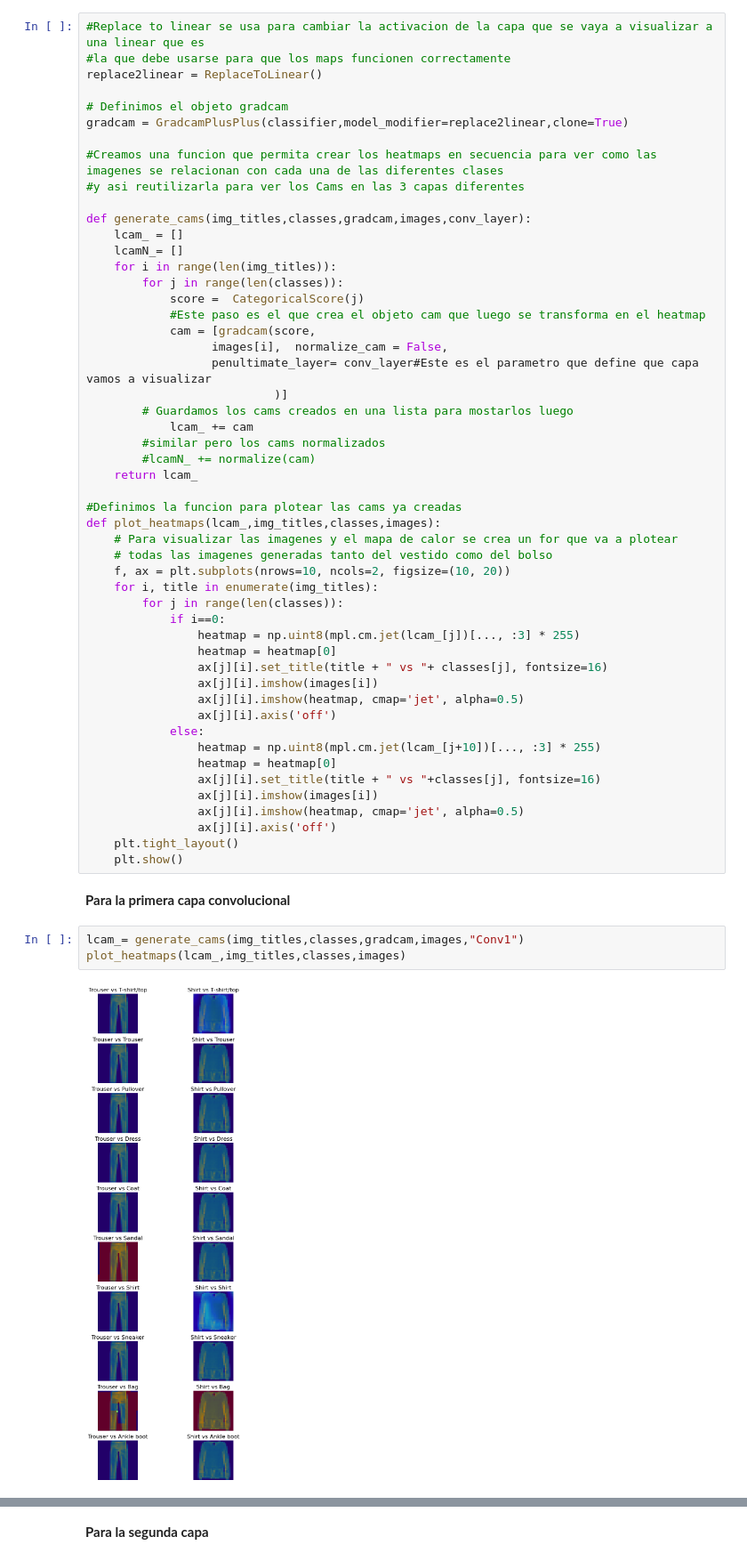
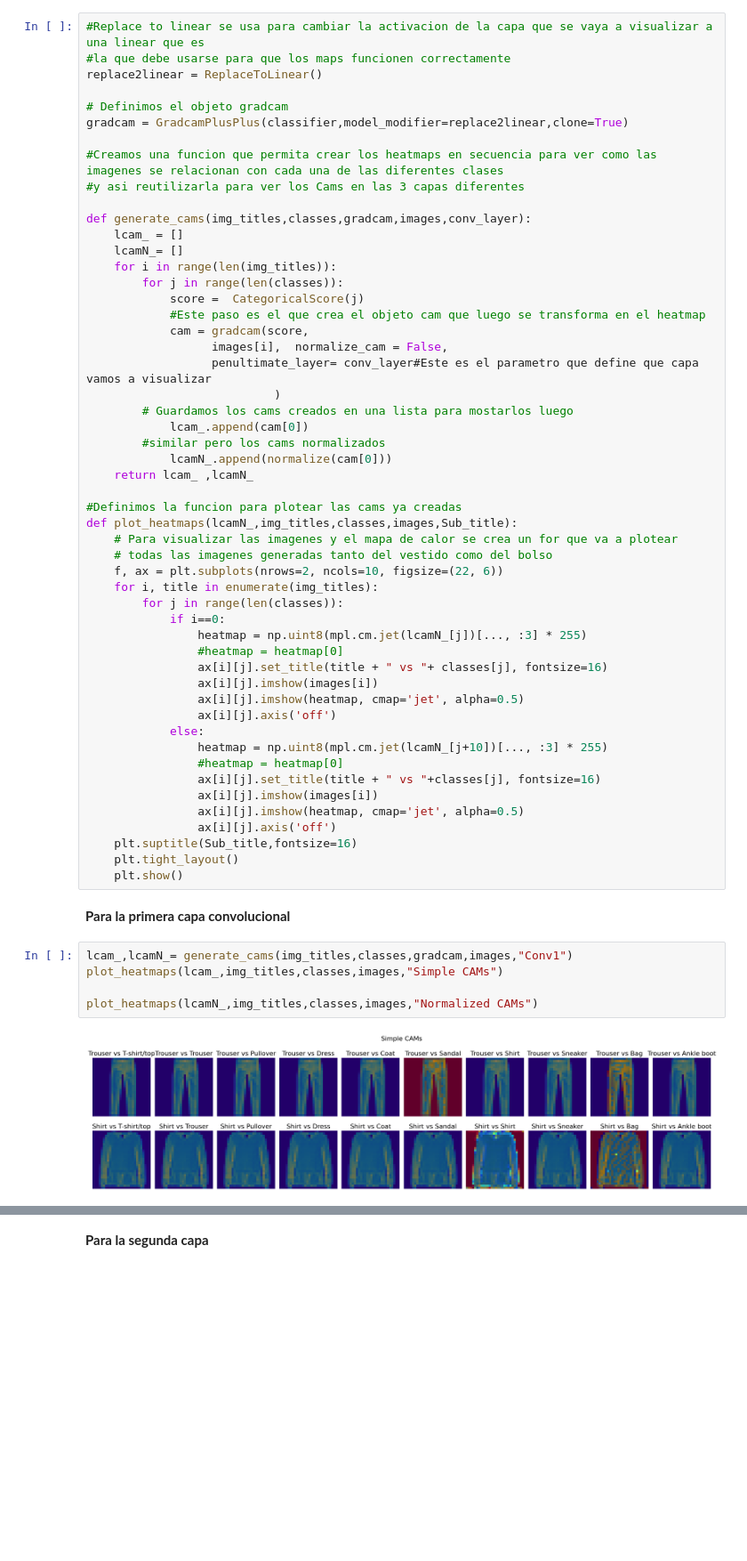
Before and after one commit to juansebastiangit/Inteligencia_artificial, a Jupyter notebook: Parciales/Parcial_1/parcial-1-sección-practica.ipynb, the cells around one changed output, grey strips where cells are left out. Shown: that part at 89% size. Saved outputs shown, nothing was run; the diff lists cells and outputs as text; blank space fills up the shorter version.

Commit message:
Kaggle Notebook | Parcial 1 - Sección Practica | Normalized and better display

```diff
--- a/Parciales/Parcial_1/parcial-1-sección-practica.ipynb
+++ b/Parciales/Parcial_1/parcial-1-sección-practica.ipynb
@@ -558,43 +558,46 @@ def generate_cams(img_titles,classes,gradcam,images,conv_layer):
         for j in range(len(classes)):
             score =  CategoricalScore(j)
             #Este paso es el que crea el objeto cam que luego se transforma en el heatmap
-            cam = [gradcam(score,
+            cam = gradcam(score,
                   images[i],  normalize_cam = False,
                   penultimate_layer= conv_layer#Este es el parametro que define que capa vamos a visualizar
-                           )]
+                           )
         # Guardamos los cams creados en una lista para mostarlos luego
-            lcam_ += cam
+            lcam_.append(cam[0])
         #similar pero los cams normalizados
-        #lcamN_ += normalize(cam)
-    return lcam_
+            lcamN_.append(normalize(cam[0]))
+    return lcam_ ,lcamN_
 
 #Definimos la funcion para plotear las cams ya creadas
-def plot_heatmaps(lcam_,img_titles,classes,images):
+def plot_heatmaps(lcamN_,img_titles,classes,images,Sub_title):
     # Para visualizar las imagenes y el mapa de calor se crea un for que va a plotear
     # todas las imagenes generadas tanto del vestido como del bolso
-    f, ax = plt.subplots(nrows=10, ncols=2, figsize=(10, 20))
+    f, ax = plt.subplots(nrows=2, ncols=10, figsize=(22, 6))
     for i, title in enumerate(img_titles):
         for j in range(len(classes)):
             if i==0:
-                heatmap = np.uint8(mpl.cm.jet(lcam_[j])[..., :3] * 255)
-                heatmap = heatmap[0]
-                ax[j][i].set_title(title + " vs "+ classes[j], fontsize=16)
-                ax[j][i].imshow(images[i])
-                ax[j][i].imshow(heatmap, cmap='jet', alpha=0.5)
-                ax[j][i].axis('off')
+                heatmap = np.uint8(mpl.cm.jet(lcamN_[j])[..., :3] * 255)
+                #heatmap = heatmap[0]
+                ax[i][j].set_title(title + " vs "+ classes[j], fontsize=16)
+                ax[i][j].imshow(images[i])
+                ax[i][j].imshow(heatmap, cmap='jet', alpha=0.5)
+                ax[i][j].axis('off')
             else:
-                heatmap = np.uint8(mpl.cm.jet(lcam_[j+10])[..., :3] * 255)
-                heatmap = heatmap[0]
-                ax[j][i].set_title(title + " vs "+classes[j], fontsize=16)
-                ax[j][i].imshow(images[i])
-                ax[j][i].imshow(heatmap, cmap='jet', alpha=0.5)
-                ax[j][i].axis('off')
+                heatmap = np.uint8(mpl.cm.jet(lcamN_[j+10])[..., :3] * 255)
+                #heatmap = heatmap[0]
+                ax[i][j].set_title(title + " vs "+classes[j], fontsize=16)
+                ax[i][j].imshow(images[i])
+                ax[i][j].imshow(heatmap, cmap='jet', alpha=0.5)
+                ax[i][j].axis('off')
+    plt.suptitle(Sub_title,fontsize=16)
     plt.tight_layout()
     plt.show()
 # %% [markdown]
 **Para la primera capa convolucional**
 # %%
-lcam_= generate_cams(img_titles,classes,gradcam,images,"Conv1")
-plot_heatmaps(lcam_,img_titles,classes,images)
+lcam_,lcamN_= generate_cams(img_titles,classes,gradcam,images,"Conv1")
+plot_heatmaps(lcam_,img_titles,classes,images,"Simple CAMs")
+
+plot_heatmaps(lcamN_,img_titles,classes,images,"Normalized CAMs")
 # %% [output]
-[figure, old version]
+[figure, new version]
```
Also changed, not shown: parts of 3 cells of this notebook.
